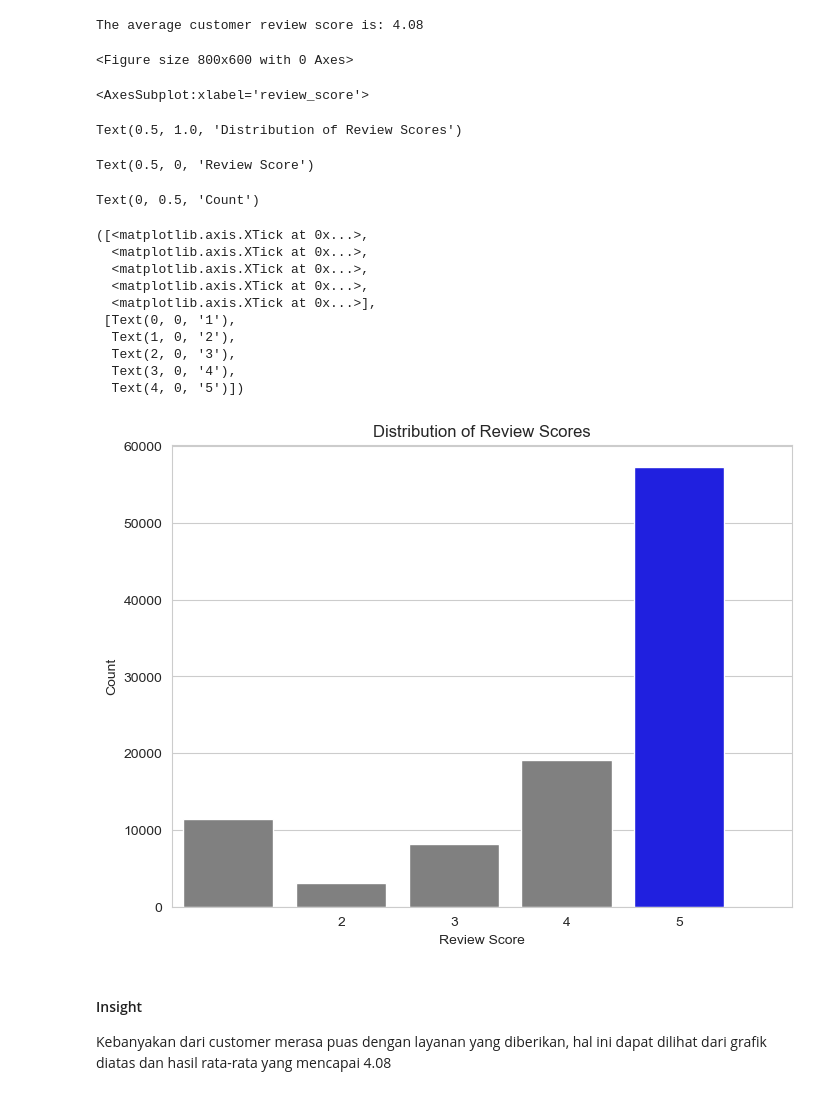
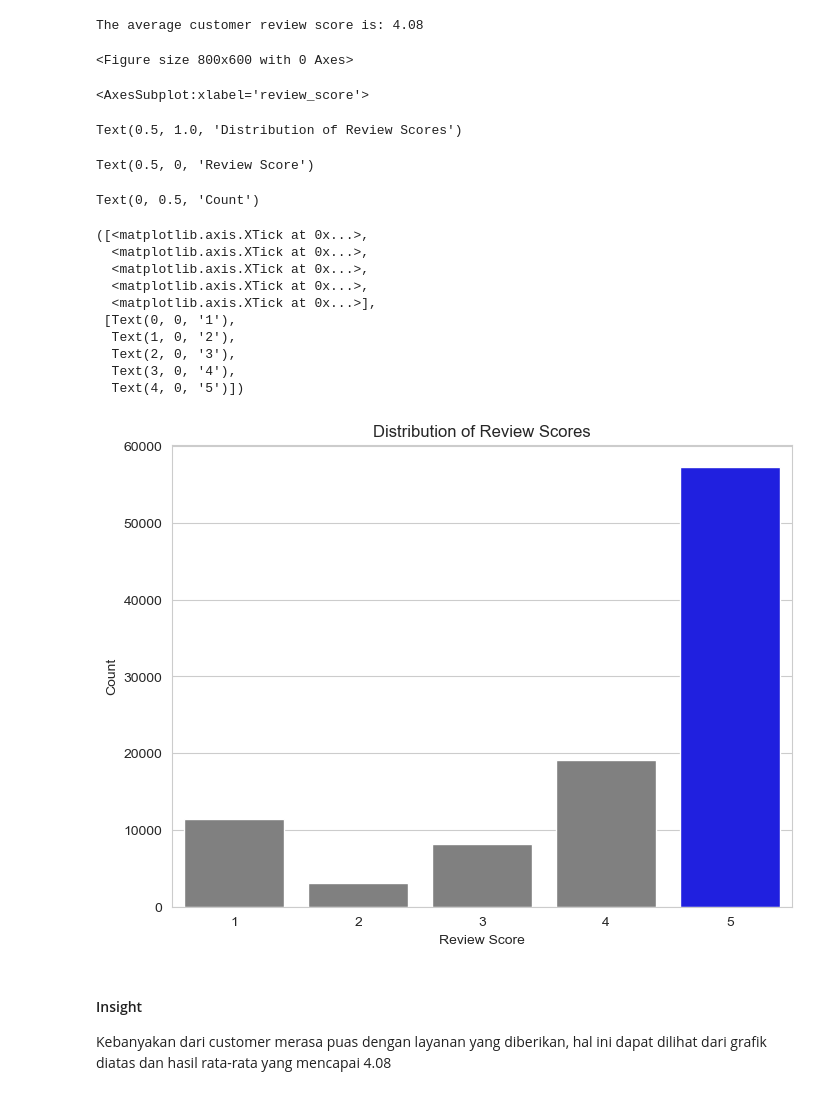
Before and after one commit to Kuretha/Proyek-analisis-data-dicoding, a Jupyter notebook: notebook.ipynb, the cells around one changed output. Drawn from its saved outputs; the diff is of its cells as text; code cells hidden in the pictures.

```diff
--- a/notebook.ipynb
+++ b/notebook.ipynb
@@ -1125,33 +1125,34 @@ print(f"The average customer review score is: {average_score:.2f}")
 The average customer review score is: 4.08
 # %%
 review_counts = order_reviews_df['review_score'].value_counts().sort_index()
+review_counts = review_counts.reindex(range(1, 6), fill_value=0)
 
 # Plot
 plt.figure(figsize=(8, 6))
-sns.barplot(x=review_counts.index, y=review_counts.values, palette=["Blue" if score == review_counts.idxmax()
+sns.barplot(x=review_counts.index.astype(str), y=review_counts.values, palette=["Blue" if score == review_counts.idxmax()
  else "Gray" for score in review_counts.index])
 plt.title('Distribution of Review Scores')
 plt.xlabel('Review Score')
 plt.ylabel('Count')
-plt.xticks(range(1, 6))
+plt.xticks(range(len(review_counts.index)), review_counts.index)
 plt.show()
 # %% [output]
 <Figure size 800x600 with 0 Axes>
 <AxesSubplot:xlabel='review_score'>
 Text(0.5, 1.0, 'Distribution of Review Scores')
 Text(0.5, 0, 'Review Score')
 Text(0, 0.5, 'Count')
 ([<matplotlib.axis.XTick at 0x...>,
   <matplotlib.axis.XTick at 0x...>,
   <matplotlib.axis.XTick at 0x...>,
   <matplotlib.axis.XTick at 0x...>,
   <matplotlib.axis.XTick at 0x...>],
  [Text(0, 0, '1'),
   Text(1, 0, '2'),
   Text(2, 0, '3'),
   Text(3, 0, '4'),
   Text(4, 0, '5')])
-[figure, old version]
+[figure, new version]
 # %% [markdown]
 #### Insight
 Kebanyakan dari customer merasa puas dengan layanan yang diberikan, hal ini dapat dilihat dari grafik diatas dan hasil rata-rata yang mencapai 4.08
```
Also changed, not shown: parts of 7 cells of this notebook, 3 other files.
